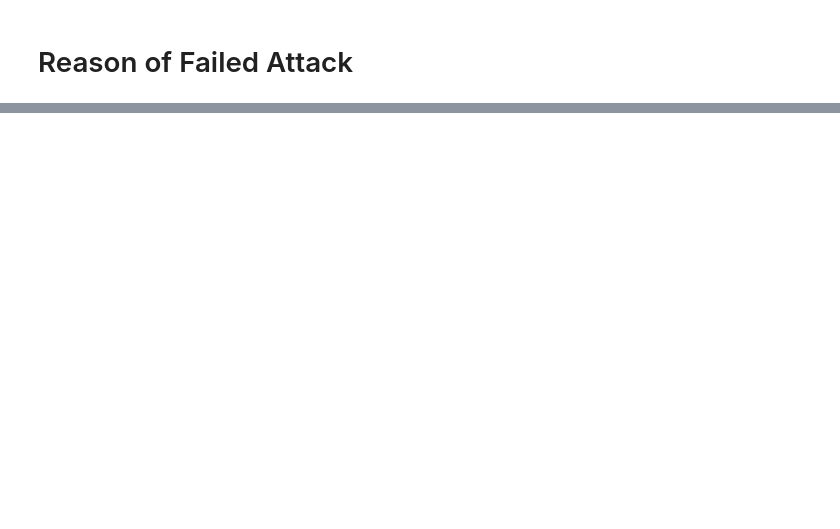
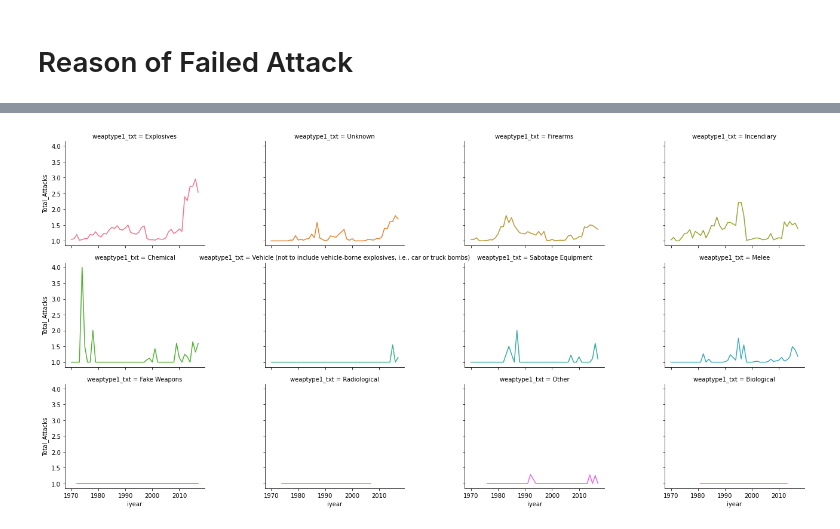
Before and after one commit to goswamimohit/Global_Terrorism_Analysis, a Jupyter notebook: Global_Terrorism_Analysis.ipynb, the cells around one changed output, grey strips where cells are left out. Drawn from its saved outputs; the diff is of its cells as text; code cells hidden in the pictures; blank space fills up the shorter version.

```diff
--- a/Global_Terrorism_Analysis.ipynb
+++ b/Global_Terrorism_Analysis.ipynb
@@ -275,0 +282,2 @@ ax.set_title('Number of Succide Attack',fontsize=20);
+# %%
+attack_per_year=df_1.groupby(['iyear','targtype1_txt','target1','success','weaptype1_txt','gname'])['eventid'].count().to_frame(name = 'Total_Attacks').reset_index()
@@ -275,0 +338,4 @@ ax.set_title('Number of Succide Attack',fontsize=20);
+# %%
+ax = sns.relplot(col="weaptype1_txt", y="Total_Attacks",col_wrap=4, hue='weaptype1_txt',x="iyear",kind='line', ci=None ,data=attack_per_year, height=3, aspect=1.5, legend=False)
+# %% [output]
+[figure, added]
```
Also changed, not shown: parts of 22 cells of this notebook.
